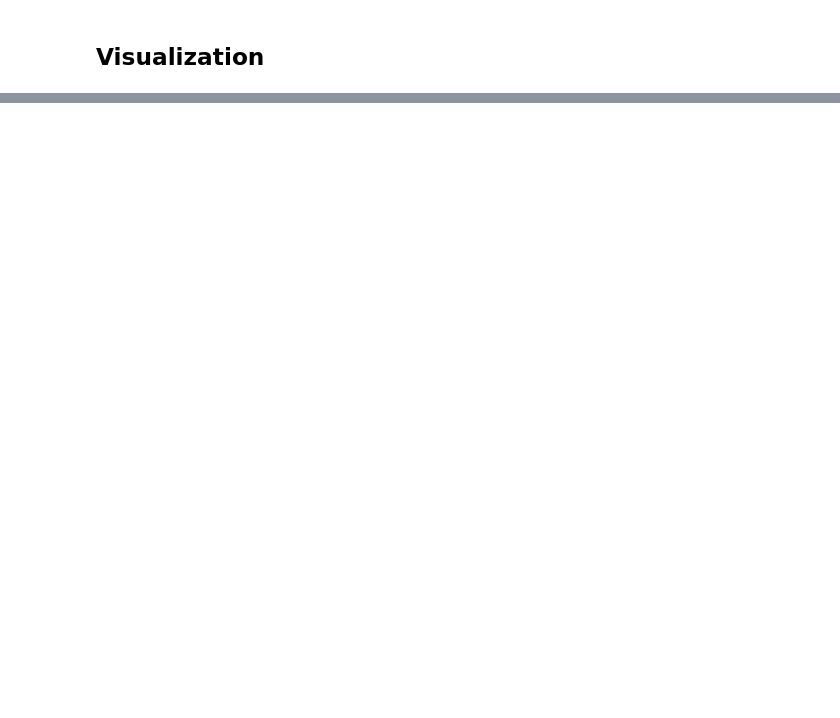
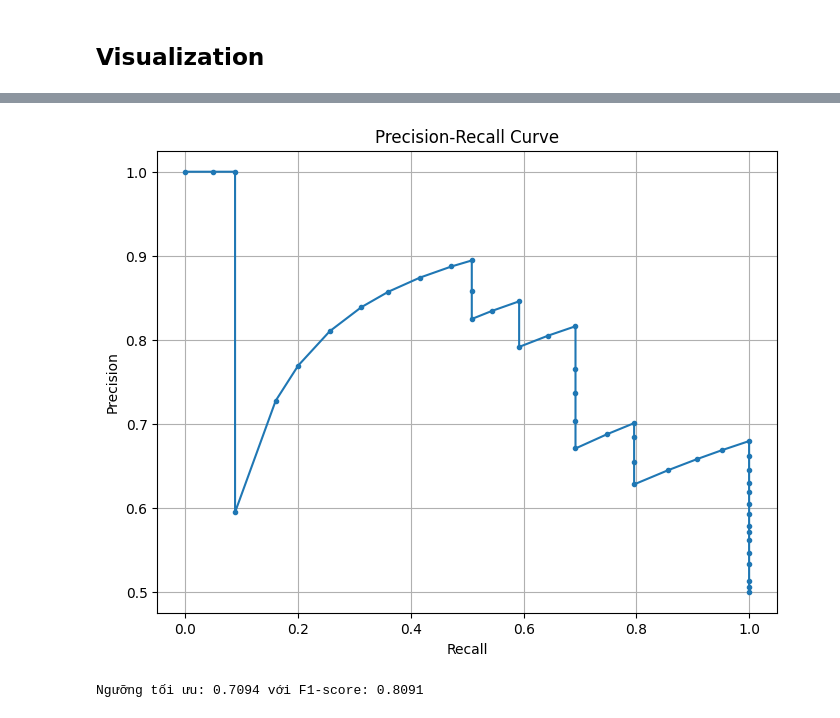
Before and after one commit to Tommyhuy1705/Deep_Learning-Based_Signature_Forgery_Detection_for_Personal_Identity_Authentication, a Jupyter notebook: notebooks/siamese_test.ipynb, the cells around one changed output, grey strips where cells are left out. Drawn from its saved outputs; the diff is of its cells as text; code cells hidden in the pictures; blank space fills up the shorter version.

```diff
--- a/notebooks/siamese_test.ipynb
+++ b/notebooks/siamese_test.ipynb
@@ -268,0 +358,22 @@ AUC: 0.4671
+# %%
+tracker = MemoryTracker()
+tracker.start_tracking()
+t0 = time.time()
+
+sims = []
+for idx, (p, q) in enumerate(tqdm(pairs, desc="Computing similarities")):
+    img1 = transform(Image.open(p).convert('RGB')).unsqueeze(0).to(device)
+    img2 = transform(Image.open(q).convert('RGB')).unsqueeze(0).to(device)
+    with torch.no_grad():
+        f1 = model.feature_extractor(img1)
+        f2 = model.feature_extractor(img2)
+    dist = F.pairwise_distance(f1, f2).item()
+    sims.append(1.0 / (1.0 + dist))
+    if idx % 50 == 0:
+        tracker.update()
+
+tracker.end_tracking()
+exec_time = time.time() - t0
+mem_stats = tracker.summary()
+print(f"Execution time: {exec_time:.2f}s")
+print("Memory usage (MB):", mem_stats)
@@ -286,0 +420,23 @@ plt.show()
+# %%
+from sklearn.metrics import precision_recall_curve
+
+# Tính Precision, Recall cho các ngưỡng
+precision, recall, thresholds = precision_recall_curve(labels, sims)
+
+# Vẽ đồ thị Precision-Recall
+plt.figure(figsize=(8, 6))
+plt.plot(recall, precision, marker='.')
+plt.xlabel('Recall')
+plt.ylabel('Precision')
+plt.title('Precision-Recall Curve')
+plt.grid(True)
+plt.show()
+
+# Tìm ngưỡng tối ưu dựa trên F1-score
+f1_scores = 2 * (precision * recall) / (precision + recall + 1e-10)  # Thêm 1e-10 để tránh chia cho 0
+optimal_idx = np.argmax(f1_scores)
+optimal_threshold = thresholds[optimal_idx]
+print(f"Ngưỡng tối ưu: {optimal_threshold:.4f} với F1-score: {f1_scores[optimal_idx]:.4f}")
+# %% [output]
+[figure, added]
+Ngưỡng tối ưu: 0.7094 với F1-score: 0.8091
```
Also changed, not shown: parts of 20 cells of this notebook.
